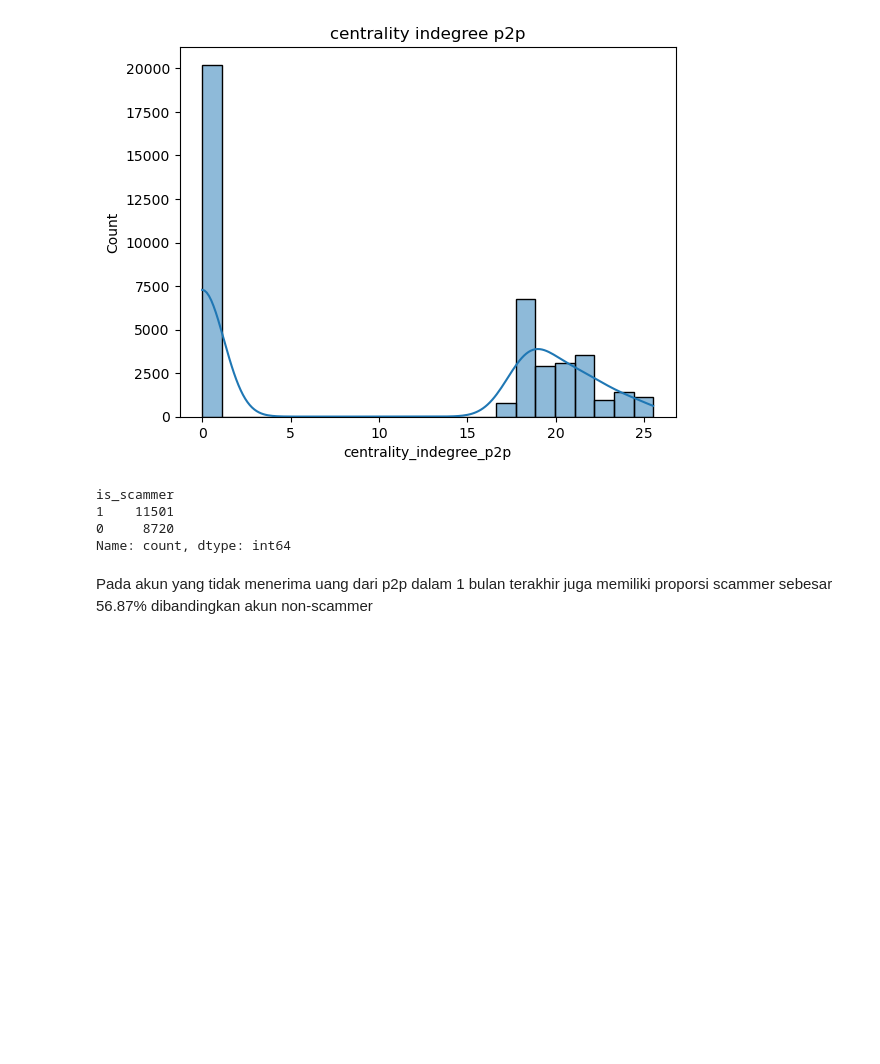
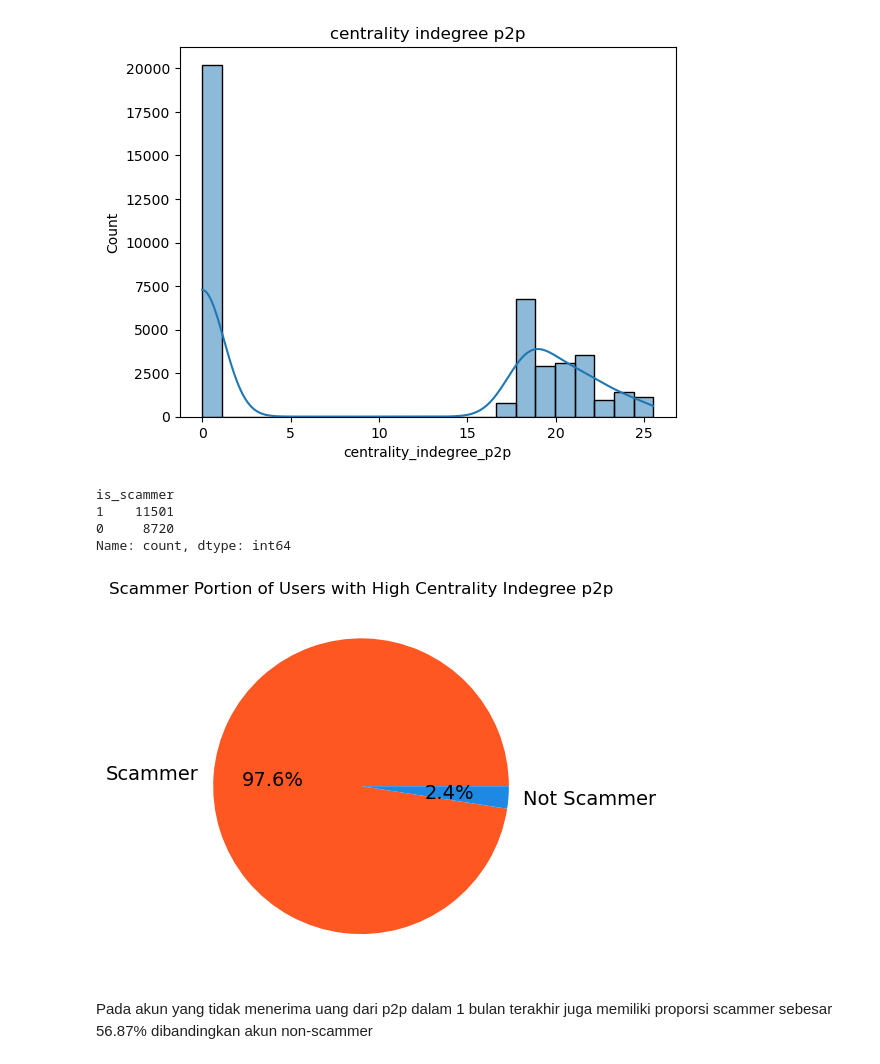
Before and after one commit to C23-FD-1/ml, a Jupyter notebook: EDA.ipynb, the cells around one changed output. Saved outputs shown, nothing was run; the diff lists cells and outputs as text; code cells hidden in the pictures; blank space fills up the shorter version.

```diff
--- a/EDA.ipynb
+++ b/EDA.ipynb
@@ -1074,6 +1084,14 @@ is_scammer
 1    11501
 0     8720
 Name: count, dtype: int64
+# %%
+data = df.loc[(df['centrality_indegree_p2p'] > 1e11)]['is_scammer'].value_counts()
+colors = ['#FF5722', '#1E88E5']
+plt.pie(data, labels=['Scammer', 'Not Scammer'], colors=colors, autopct='%1.1f%%', textprops= {'fontsize': 14})
+plt.title('Scammer Portion of Users with High Centrality Indegree p2p')
+plt.show()
+# %% [output]
+[figure, added]
 # %% [markdown]
 Pada akun yang tidak menerima uang dari p2p dalam 1 bulan terakhir juga memiliki proporsi scammer sebesar 56.87% dibandingkan akun non-scammer
 # %%
```
Also changed, not shown: parts of 23 cells of this notebook.
